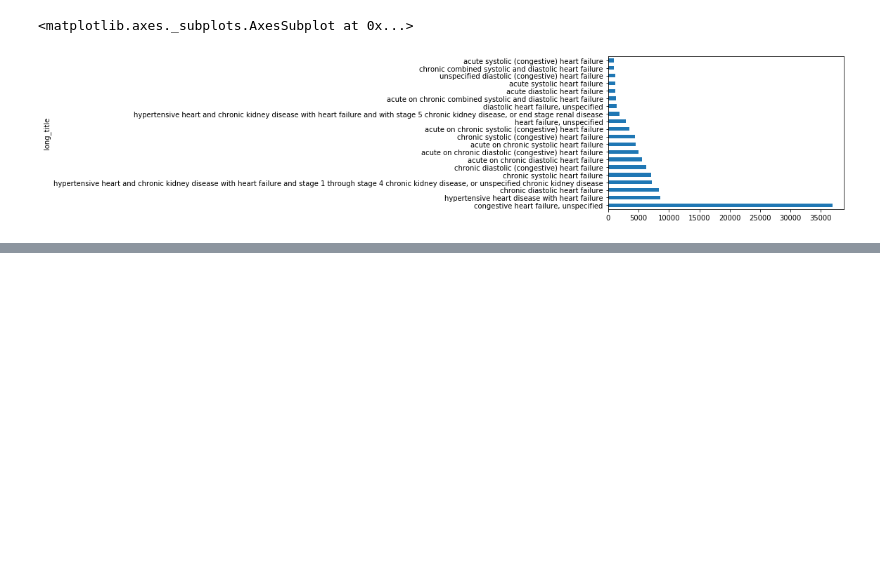
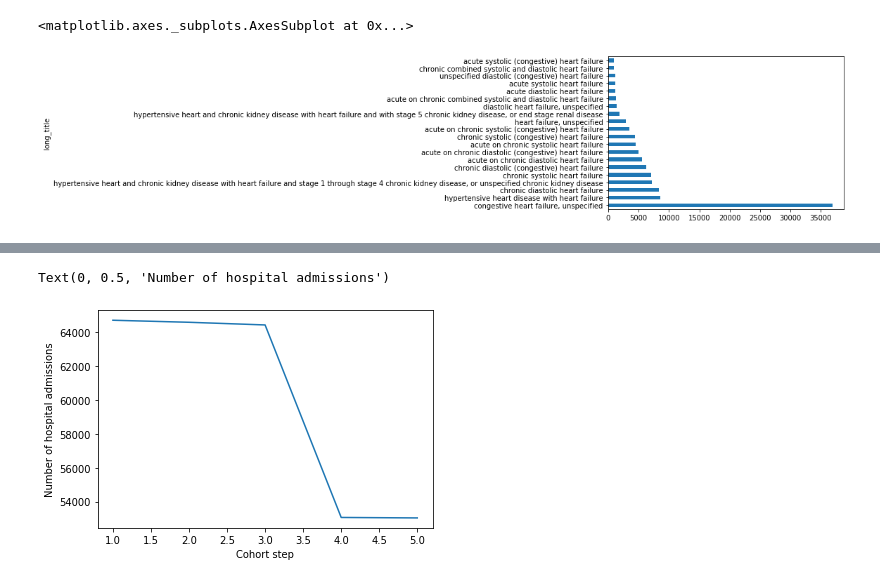
Before and after one commit to RayRuizhiLiao/ml4h_chf_readmissions, a Jupyter notebook: phase1_teamA/cohort_icd.ipynb, the cells around one changed output, grey strips where cells are left out. Cells and saved outputs as stored; diff of their text form; code cells hidden in the pictures; blank space fills up the shorter version.

```diff
--- a/phase1_teamA/cohort_icd.ipynb
+++ b/phase1_teamA/cohort_icd.ipynb
@@ -198,0 +225,7 @@ df_f1.groupby(['long_title']).size().nlargest(20).plot(kind="barh")
+# %%
+plt.plot(np.linspace(1,5,5), size_filters)
+plt.xlabel("Cohort step")
+plt.ylabel("Number of hospital admissions")
+# %% [output]
+Text(0, 0.5, 'Number of hospital admissions')
+[figure, added]
```
Also changed, not shown: parts of 4 cells of this notebook.
